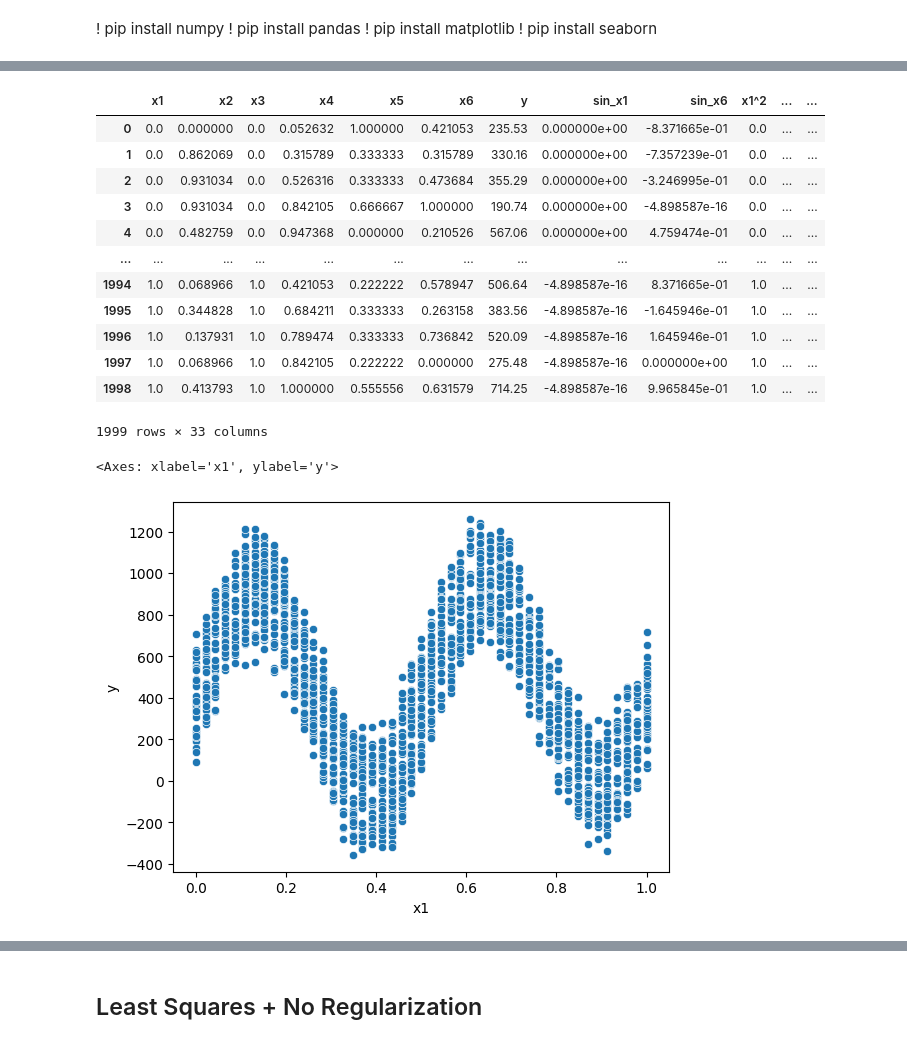
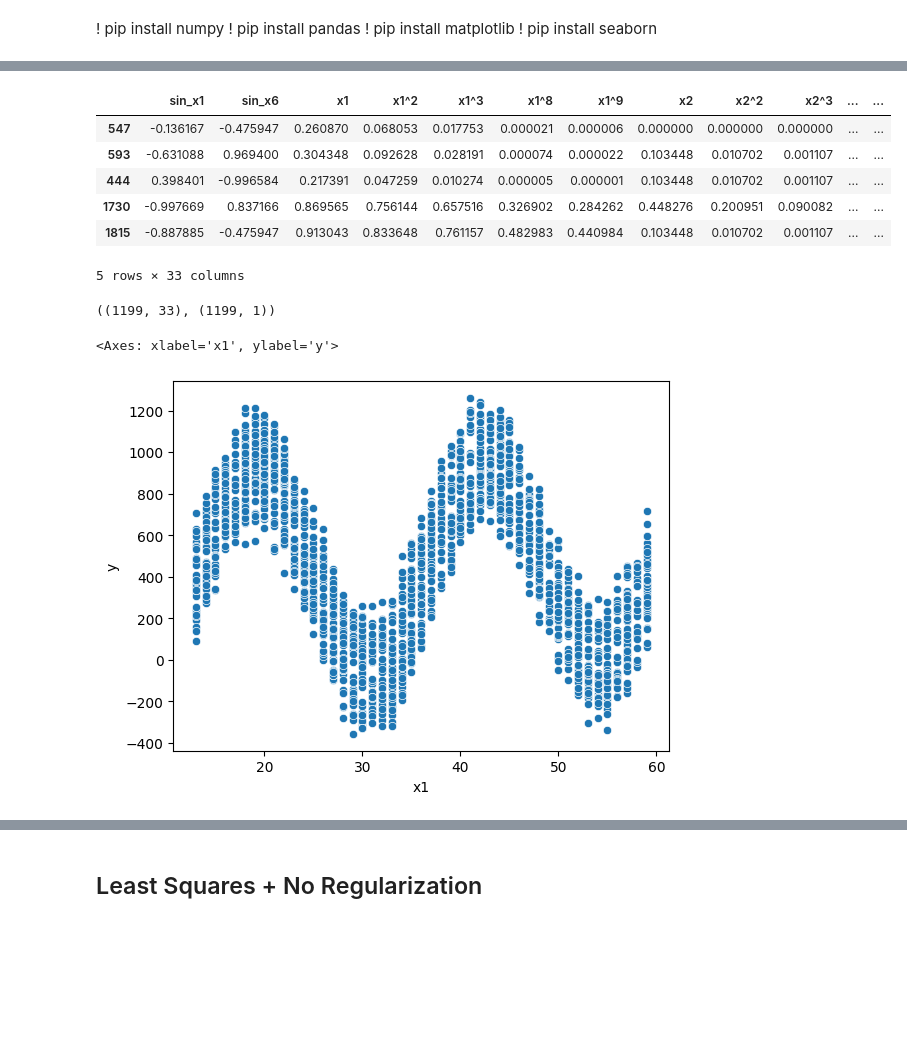
Before and after one commit to Marwyk2003/mpum_miniproject1, a Jupyter notebook: src/regression.ipynb, the cells around one changed output, grey strips where cells are left out. Saved outputs shown, nothing was run; the diff lists cells and outputs as text; code cells hidden in the pictures; blank space fills up the shorter version.

```diff
--- a/src/regression.ipynb
+++ b/src/regression.ipynb
@@ -15,5 +36,4 @@ from models import *
 # %%
-df = pd.read_csv('dane.data', sep='\t', names=[f'x{i}' for i in range(1, 7)]+['y'])
 class MinMaxScaler:
     def __init__(self, A):
         self.shift = A.min(axis=0)
@@ -22,10 +42,14 @@ class MinMaxScaler:
     def scale(self, A):
         return (A-self.shift)/self.factor
 
-df_res = df.drop('y', axis=1)
-scaler = MinMaxScaler(df_res)
-df_res = scaler.scale(df_res)
-df_res['y'] = df['y']
-df_res
-# df_res.to_csv('dane_skalowane.data', sep='\t', index=False)
+def scale(df, scaler):
+    df_scaled = scaler.scale(df.drop('y', axis=1))
+    df_scaled['y'] = df['y']
+    return df_scaled
+
+scaler = MinMaxScaler(df_train.drop('y', axis=1))
+df_train = scale(df_train, scaler)
+df_valid = scale(df_valid, scaler)
+df_test = scale(df_test, scaler)
+df_train.head()
 # %% [output]
@@ -45,38 +63,52 @@ df_res
 # %%
-df = pd.read_csv('dane_skalowane.data', sep='\t', names=[f'x{i}' for i in range(1, 7)]+['y'])
+# df = pd.read_csv('dane_skalowane.data', sep='\t', names=[f'x{i}' for i in range(1, 7)]+['y'])
 
 # df['sin_x1'] = np.sin( 4*np.pi* df[f'x1'])
 # df['sin_x6'] = np.sin( 4*np.pi* df[f'x6'])
 # for i in range(1,7):
 #     for j in [2,3,4,5,6,7,8,9]:
 #         df[f'x{i}^{j}']=df[f'x{i}']**j
 #     for j in range(i+1,7):
 #         df[f'x{i}*{j}']=df[f'x{i}']*df[f'x{j}']
+def add_features(df):
+    df['sin_x1'] = np.sin( 4*np.pi* df[f'x1'])
+    df['sin_x6'] = np.sin( 4*np.pi* df[f'x6'])
+    for i in range(1,7):
+        for j in [2,3,8,9]:
+            df[f'x{i}^{j}']=df[f'x{i}']**j
 
-df['sin_x1'] = np.sin( 4*np.pi* df[f'x1'])
-df['sin_x6'] = np.sin( 4*np.pi* df[f'x6'])
-for i in range(1,7):
-    for j in [2,3,8,9]:
-        df[f'x{i}^{j}']=df[f'x{i}']**j
-
-df
+add_features(df_train)
+add_features(df_valid)
+add_features(df_test)
+df_train.head()
 # %% [output]
-|  | x1 | x2 | x3 | x4 | x5 | x6 | y | sin_x1 | sin_x6 | x1^2 | ... | ... |
-| 0 | 0.0 | 0.000000 | 0.0 | 0.052632 | 1.000000 | 0.421053 | 235.53 | 0.000000e+00 | -8.371665e-01 | 0.0 | ... | ... |
-| 1 | 0.0 | 0.862069 | 0.0 | 0.315789 | 0.333333 | 0.315789 | 330.16 | 0.000000e+00 | -7.357239e-01 | 0.0 | ... | ... |
-| 2 | 0.0 | 0.931034 | 0.0 | 0.526316 | 0.333333 | 0.473684 | 355.29 | 0.000000e+00 | -3.246995e-01 | 0.0 | ... | ... |
-| 3 | 0.0 | 0.931034 | 0.0 | 0.842105 | 0.666667 | 1.000000 | 190.74 | 0.000000e+00 | -4.898587e-16 | 0.0 | ... | ... |
-| 4 | 0.0 | 0.482759 | 0.0 | 0.947368 | 0.000000 | 0.210526 | 567.06 | 0.000000e+00 | 4.759474e-01 | 0.0 | ... | ... |
-| ... | ... | ... | ... | ... | ... | ... | ... | ... | ... | ... | ... | ... |
-| 1994 | 1.0 | 0.068966 | 1.0 | 0.421053 | 0.222222 | 0.578947 | 506.64 | -4.898587e-16 | 8.371665e-01 | 1.0 | ... | ... |
-| 1995 | 1.0 | 0.344828 | 1.0 | 0.684211 | 0.333333 | 0.263158 | 383.56 | -4.898587e-16 | -1.645946e-01 | 1.0 | ... | ... |
-| 1996 | 1.0 | 0.137931 | 1.0 | 0.789474 | 0.333333 | 0.736842 | 520.09 | -4.898587e-16 | 1.645946e-01 | 1.0 | ... | ... |
-| 1997 | 1.0 | 0.068966 | 1.0 | 0.842105 | 0.222222 | 0.000000 | 275.48 | -4.898587e-16 | 0.000000e+00 | 1.0 | ... | ... |
-| 1998 | 1.0 | 0.413793 | 1.0 | 1.000000 | 0.555556 | 0.631579 | 714.25 | -4.898587e-16 | 9.965845e-01 | 1.0 | ... | ... |
+|  | sin_x1 | sin_x6 | x1 | x1^2 | x1^3 | x1^8 | x1^9 | x2 | x2^2 | x2^3 | ... | ... |
+| 547 | -0.136167 | -0.475947 | 0.260870 | 0.068053 | 0.017753 | 0.000021 | 0.000006 | 0.000000 | 0.000000 | 0.000000 | ... | ... |
+| 593 | -0.631088 | 0.969400 | 0.304348 | 0.092628 | 0.028191 | 0.000074 | 0.000022 | 0.103448 | 0.010702 | 0.001107 | ... | ... |
+| 444 | 0.398401 | -0.996584 | 0.217391 | 0.047259 | 0.010274 | 0.000005 | 0.000001 | 0.103448 | 0.010702 | 0.001107 | ... | ... |
+| 1730 | -0.997669 | 0.837166 | 0.869565 | 0.756144 | 0.657516 | 0.326902 | 0.284262 | 0.448276 | 0.200951 | 0.090082 | ... | ... |
+| 1815 | -0.887885 | -0.475947 | 0.913043 | 0.833648 | 0.761157 | 0.482983 | 0.440984 | 0.103448 | 0.010702 | 0.001107 | ... | ... |
-1999 rows × 33 columns
+5 rows × 33 columns
+# %%
+def get_data(df):
+    y = df['y'].to_numpy()
+    y = y.reshape([y.shape[0], 1])
+
+    X = df.drop('y', axis=1)
+    X.insert(0, 'x0', [1] * df.shape[0])
+    X = X.to_numpy()
+
+    return X, y
+
+train_X, train_y = get_data(df_train)
+valid_X, valid_y = get_data(df_valid)
+test_X, test_y = get_data(df_test)
+train_X.shape, train_y.shape
+# %% [output]
+((1199, 33), (1199, 1))
 # %%
 sns.scatterplot(df, x='x1', y='y')
 # %% [output]
 <Axes: xlabel='x1', ylabel='y'>
-[figure, old version]
+[figure, new version]
 # %%
```
Also changed, not shown: parts of 20 cells of this notebook, 1 other file.
